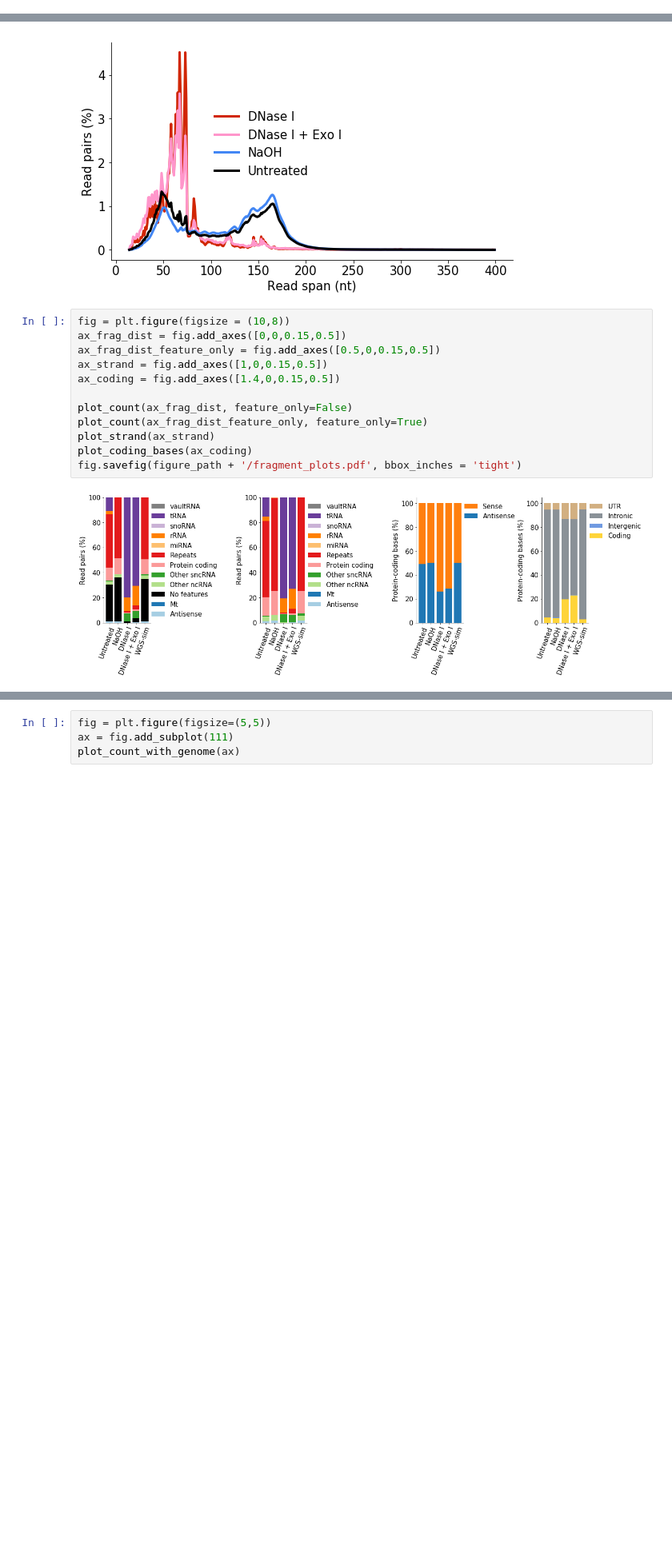
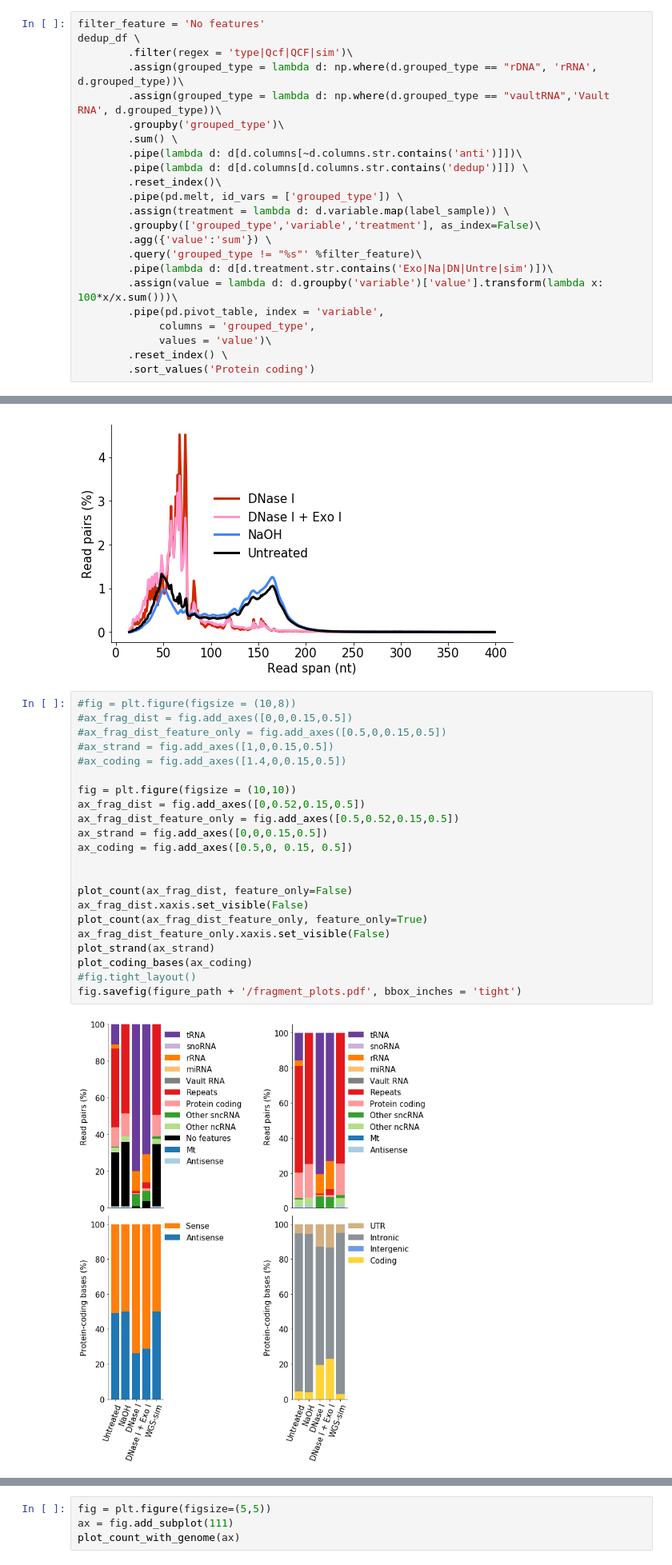
Before and after one commit to wckdouglas/cfNA, a Jupyter notebook: plots/plot_count.ipynb, the cells around one changed output, grey strips where cells are left out. Shown: that part at 80% size. Drawn from its saved outputs; the diff is of its cells as text; blank space fills up the shorter version.

```diff
--- a/plots/plot_count.ipynb
+++ b/plots/plot_count.ipynb
@@ -42,3 +45,26 @@ def genome_rna():
         .pipe(pd.pivot_table, columns = 'grouped_type', values='base_fraction', aggfunc=np.sum) \
         .assign(treatment = 'Genome')\
         .set_index('treatment')
+# %%
+filter_feature = 'No features'
+dedup_df \
+        .filter(regex = 'type|Qcf|QCF|sim')\
+        .assign(grouped_type = lambda d: np.where(d.grouped_type == "rDNA", 'rRNA', d.grouped_type))\
+        .assign(grouped_type = lambda d: np.where(d.grouped_type == "vaultRNA",'Vault RNA', d.grouped_type))\
+        .groupby('grouped_type')\
+        .sum() \
+        .pipe(lambda d: d[d.columns[~d.columns.str.contains('anti')]])\
+        .pipe(lambda d: d[d.columns[d.columns.str.contains('dedup')]]) \
+        .reset_index()\
+        .pipe(pd.melt, id_vars = ['grouped_type']) \
+        .assign(treatment = lambda d: d.variable.map(label_sample)) \
+        .groupby(['grouped_type','variable','treatment'], as_index=False)\
+        .agg({'value':'sum'}) \
+        .query('grouped_type != "%s"' %filter_feature)\
+        .pipe(lambda d: d[d.treatment.str.contains('Exo|Na|DN|Untre|sim')])\
+        .assign(value = lambda d: d.groupby('variable')['value'].transform(lambda x: 100*x/x.sum()))\
+        .pipe(pd.pivot_table, index = 'variable',
+             columns = 'grouped_type',
+             values = 'value')\
+        .reset_index() \
+        .sort_values('Protein coding')
@@ -246,19 +277,29 @@ fig.savefig(figure_path + '/insert_plots.pdf', bbox_inches = 'tight')
 # %% [output]
 [figure]
 # %%
-fig = plt.figure(figsize = (10,8))
-ax_frag_dist = fig.add_axes([0,0,0.15,0.5])
-ax_frag_dist_feature_only = fig.add_axes([0.5,0,0.15,0.5])
-ax_strand = fig.add_axes([1,0,0.15,0.5])
-ax_coding = fig.add_axes([1.4,0,0.15,0.5])
+#fig = plt.figure(figsize = (10,8))
+#ax_frag_dist = fig.add_axes([0,0,0.15,0.5])
+#ax_frag_dist_feature_only = fig.add_axes([0.5,0,0.15,0.5])
+#ax_strand = fig.add_axes([1,0,0.15,0.5])
+#ax_coding = fig.add_axes([1.4,0,0.15,0.5])
+
+fig = plt.figure(figsize = (10,10))
+ax_frag_dist = fig.add_axes([0,0.52,0.15,0.5])
+ax_frag_dist_feature_only = fig.add_axes([0.5,0.52,0.15,0.5])
+ax_strand = fig.add_axes([0,0,0.15,0.5])
+ax_coding = fig.add_axes([0.5,0, 0.15, 0.5])
+
 
 plot_count(ax_frag_dist, feature_only=False)
+ax_frag_dist.xaxis.set_visible(False)
 plot_count(ax_frag_dist_feature_only, feature_only=True)
+ax_frag_dist_feature_only.xaxis.set_visible(False)
 plot_strand(ax_strand)
 plot_coding_bases(ax_coding)
+#fig.tight_layout()
 fig.savefig(figure_path + '/fragment_plots.pdf', bbox_inches = 'tight')
 # %% [output]
-[figure, old version]
+[figure, new version]
 # %%
 from collections import defaultdict
 dedup_df = pd.read_table('/stor/work/Lambowitz/cdw2854/cell_Free_nucleotides/tgirt_map/Counts/all_counts/spreaded_all_counts.tsv')
```
Also changed, not shown: parts of 13 cells of this notebook, 16 other files.
